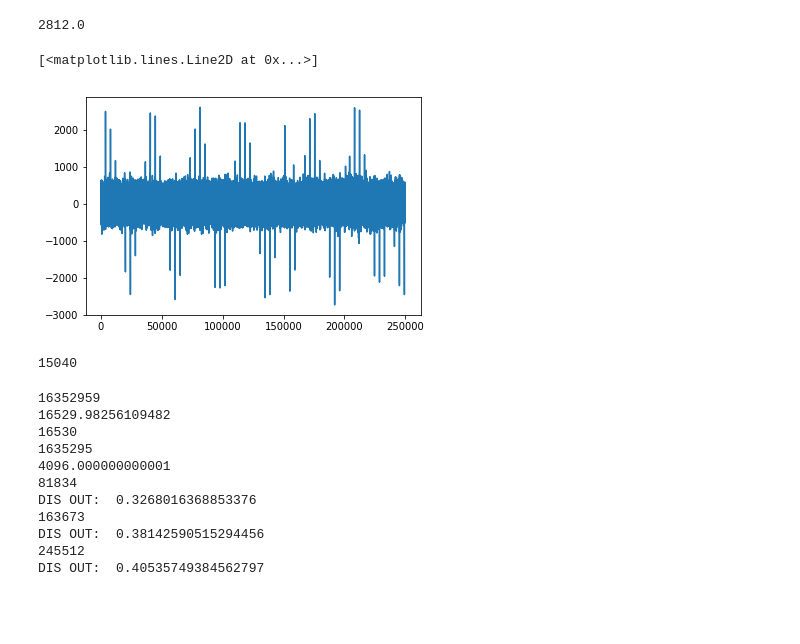
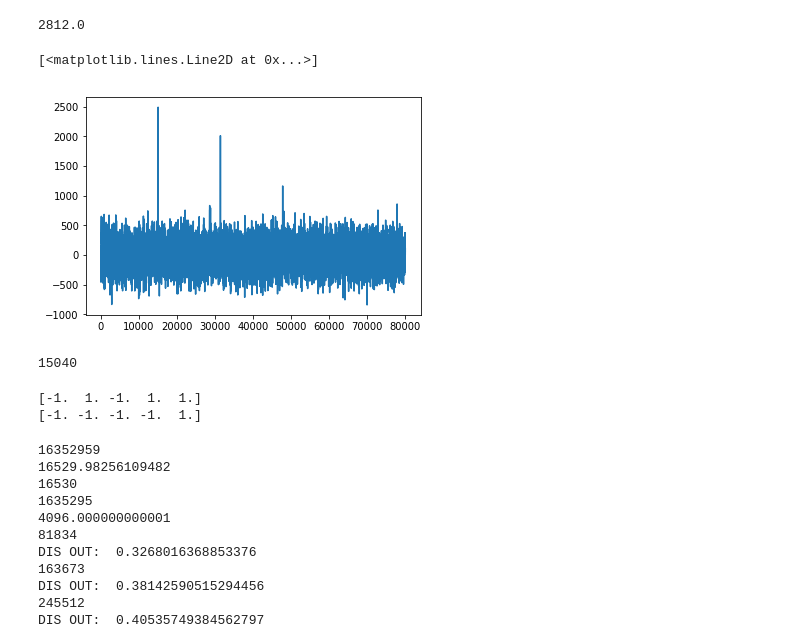
Before and after one commit to ucb-ee290c/fa18-gps, a Jupyter notebook: python/PRN_Generator.ipynb, the cells around one changed output. Saved outputs shown, nothing was run; the diff lists cells and outputs as text; code cells hidden in the pictures; blank space fills up the shorter version.

```diff
--- a/python/PRN_Generator.ipynb
+++ b/python/PRN_Generator.ipynb
@@ -127,7 +131,7 @@ plt.plot(code_at_freq[:100])
 [figure]
 [figure]
 # %%
-correlator_out = np.correlate(I, code_at_freq)
+correlator_out = np.correlate(I, code_at_freq, mode='valid')
 print(len(correlator_out))
 # %% [output]
 1620433
@@ -137,8 +141,8 @@ print(max(correlator_out_trunc))
 # %% [output]
 2812.0
 # %%
-plt.plot(correlator_out[:1000000:4])
+plt.plot(correlator_out[:80000])
 # %% [output]
 [<matplotlib.lines.Line2D at 0x...>]
-[figure, old version]
+[figure, new version]
 # %%
@@ -146,5 +150,12 @@ print(np.argmax(correlator_out[:40000]))
 # %% [output]
 15040
+# %%
+data[15040:15045]
+print(I[15040:15045])
+print(Q[15040:15045])
+# %% [output]
+[-1.  1. -1.  1.  1.]
+[-1. -1. -1. -1.  1.]
 # %%
 from blocks import *
 raw_data = np.fromfile('adc_sample_data.bin', dtype=np.int8)[15041:]
```
Also changed, not shown: parts of 4 cells of this notebook, 24 other files.
